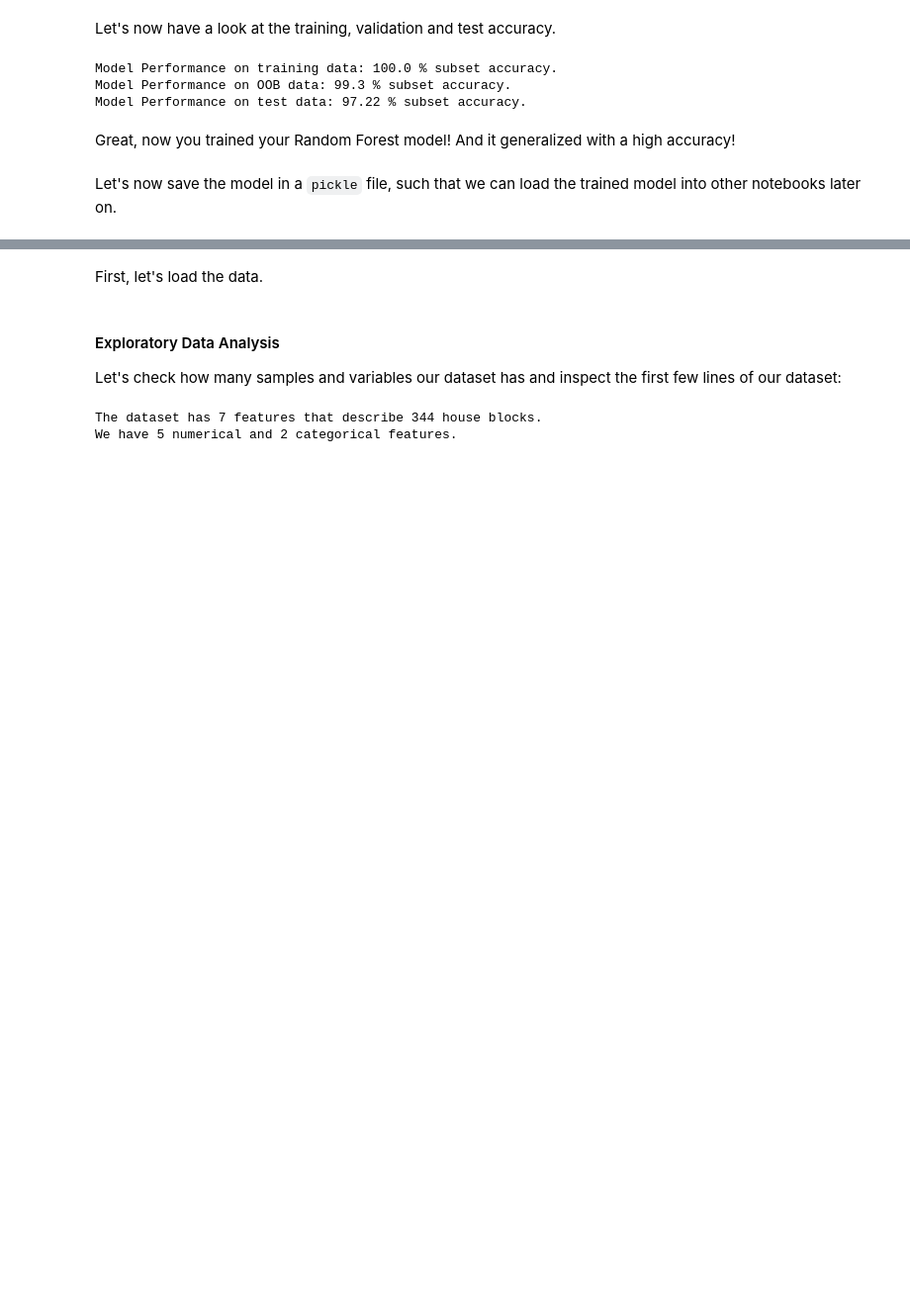
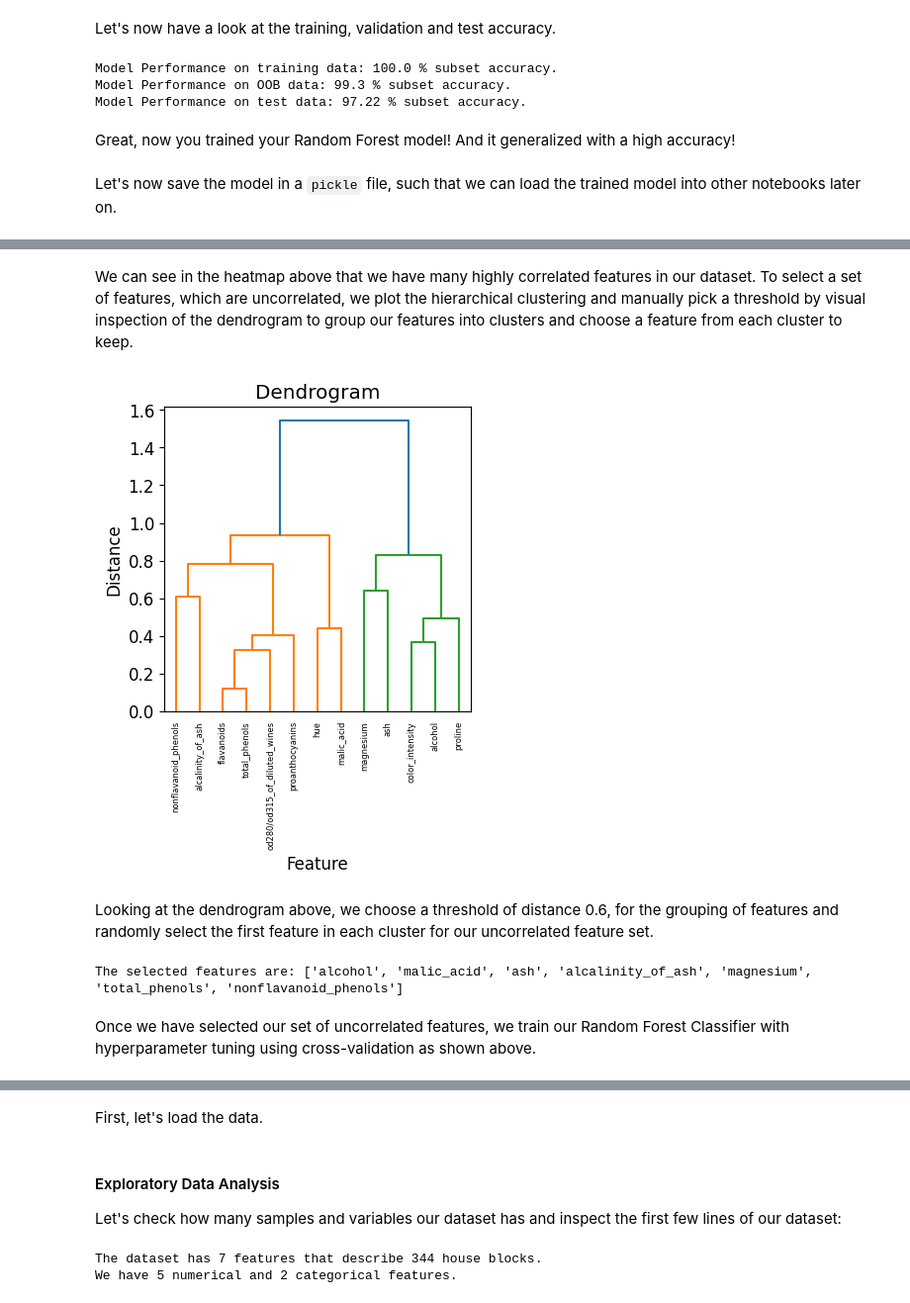
Before and after one commit to aseuteurideu/xai-tutorials, a Jupyter notebook: xai-for-random-forest/Gen-0-Tutorial_RandomForest_Model_Housing_Wine_Penguins.ipynb, the cells around one changed output, grey strips where cells are left out. Shown at 99% size. Drawn from its saved outputs; the diff is of its cells as text; code cells hidden in the pictures; blank space fills up the shorter version.

Commit message:
add model with uncorrelated features and hands on task

```diff
--- a/xai-for-random-forest/Gen-0-Tutorial_RandomForest_Model_Housing_Wine_Penguins.ipynb
+++ b/xai-for-random-forest/Gen-0-Tutorial_RandomForest_Model_Housing_Wine_Penguins.ipynb
@@ -466,0 +480,34 @@ with open('../models/model_rf_wine.pickle', 'wb') as handle:
+# %% [markdown]
+We can see in the heatmap above that we have many highly correlated features in our dataset. To select a set of features, which are uncorrelated, we plot the hierarchical clustering and manually pick a threshold by visual inspection of the dendrogram to group our features into clusters and choose a feature from each cluster to keep.
+# %%
+# compute spearman correlation and make sure the matrix is symmetric
+corr = spearmanr(X).correlation
+corr = (corr + corr.T) / 2
+np.fill_diagonal(corr, 1)
+
+# We convert the correlation matrix to a distance matrix before
+# performing hierarchical clustering using Ward's linkage.
+distance_matrix = 1 - np.abs(corr)
+dist_linkage = hierarchy.ward(squareform(distance_matrix))
+
+utils.plot_dendrogram(dist_linkage, X.columns.to_list(), figsize=(4, 4), leaf_font_size=6)
+# %% [output]
+[figure, added]
+# %% [markdown]
+Looking at the dendrogram above, we choose a threshold of distance 0.6, for the grouping of features and randomly select the first feature in each cluster for our uncorrelated feature set.
+# %%
+thr_cluster = 0.6
+
+cluster_ids = hierarchy.fcluster(dist_linkage, thr_cluster, criterion="distance")
+
+selected_features = np.unique([np.where(cluster_ids == cluster_id)[0][0] for cluster_id in np.unique(cluster_ids)])
+selected_features_names = X.columns[selected_features].to_list()
+
+print(f"The selected features are: {selected_features_names}")
+
+X_train_sel = X_train[selected_features_names]
+X_test_sel = X_test[selected_features_names]
+# %% [output]
+The selected features are: ['alcohol', 'malic_acid', 'ash', 'alcalinity_of_ash', 'magnesium', 'total_phenols', 'nonflavanoid_phenols']
+# %% [markdown]
+Once we have selected our set of uncorrelated features, we train our Random Forest Classifier with hyperparameter tuning using cross-validation as shown above.
```
Also changed, not shown: parts of 8 cells of this notebook, 3 other files.
